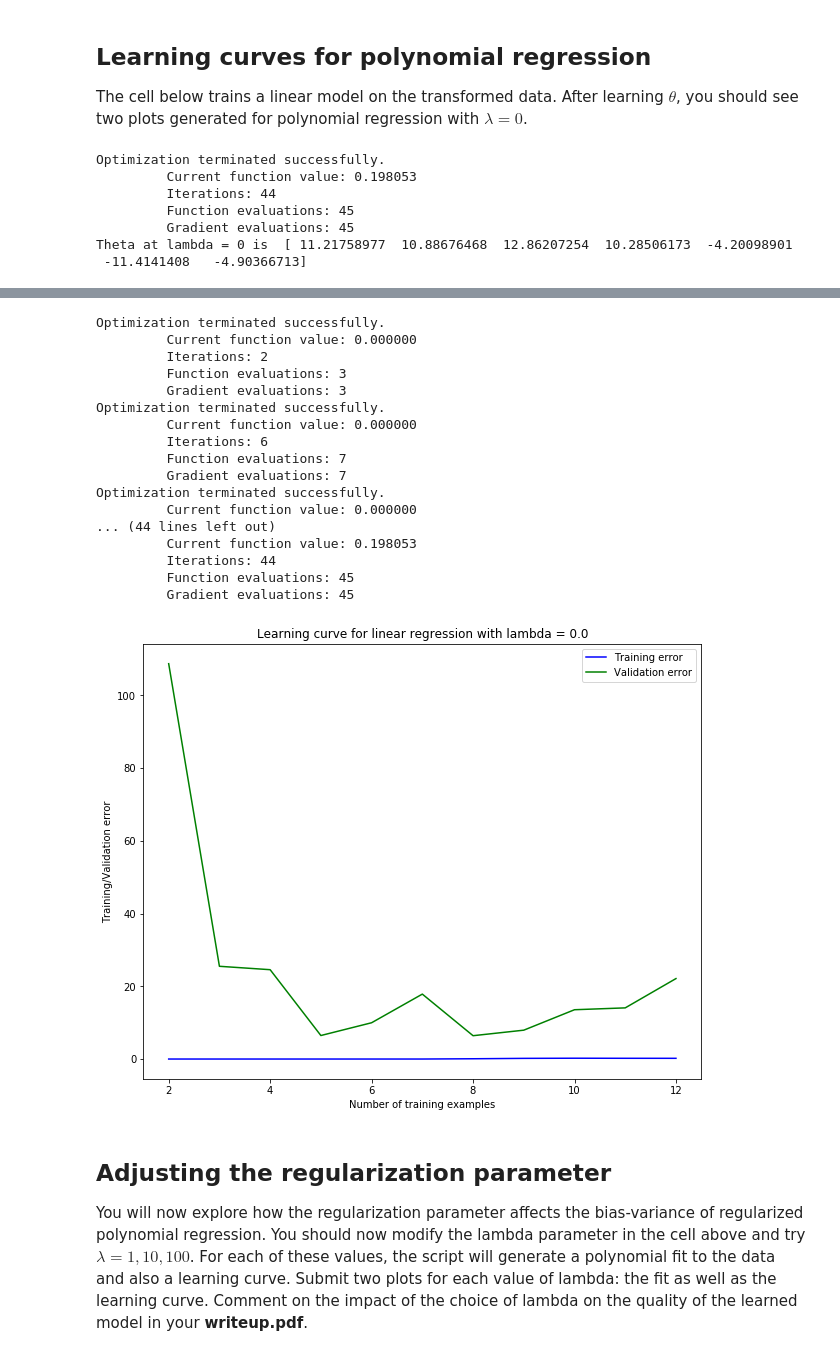
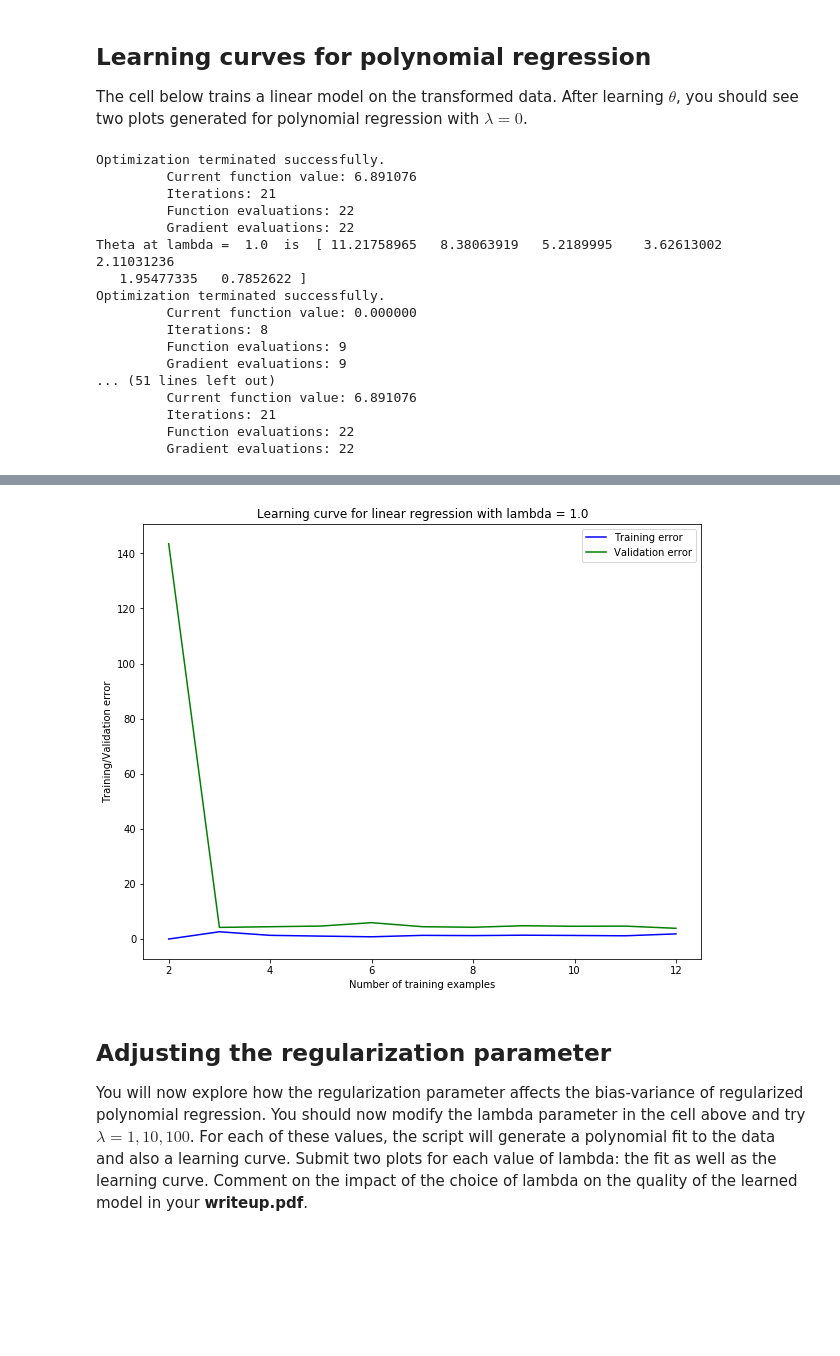
Before and after one commit to xystevensun/comp540, a Jupyter notebook: homework/hw1/part2/ex2.ipynb, the cells around one changed output, grey strips where cells are left out. Saved outputs shown, nothing was run; the diff lists cells and outputs as text; code cells hidden in the pictures; blank space fills up the shorter version.

```diff
--- a/homework/hw1/part2/ex2.ipynb
+++ b/homework/hw1/part2/ex2.ipynb
@@ -226,27 +228,39 @@ XX_poly_val = np.vstack([np.ones((X_poly_val.shape[0],)),X_poly_val.T]).T
 The cell below trains a linear model on the transformed data. After learning $\theta$, you should see two plots
 generated for polynomial regression with $\lambda= 0$.
 # %%
-reg = 0.0
+reg = 1.0
 reglinear_reg2 = RegularizedLinearReg_SquaredLoss()
 theta_opt1 = reglinear_reg1.train(XX_poly,y,reg=reg,num_iters=10000)
-print 'Theta at lambda = 0 is ', theta_opt1
+print 'Theta at lambda = ', reg, ' is ', theta_opt1
 
 
 # plot data and training fit for the 6th order polynomial
 
 plot_utils.plot_fit(X,y,np.min(X),np.max(X),mu,sigma,theta_opt1,p,'Change in water level (x)','Water flowing out of dam (y)','Polynomial Regression fit with lambda = 0 and polynomial features of degree = ' + str(p))
-plt.show()
+# plt.show()
+plt.savefig('./fig7_100.pdf', format='pdf')
 
 # plot learning curve for data (6th order polynomail basis function)
 
 error_train,error_val = utils.learning_curve(XX_poly,y,XX_poly_val,yval,reg)
 plot_utils.plot_learning_curve(error_train,error_val,reg)
-plt.show()
+# plt.show()
+plt.savefig('./fig8_100.pdf', format='pdf')
 # %% [output]
 Optimization terminated successfully.
-         Current function value: 0.198053
-         Iterations: 44
-         Function evaluations: 45
-         Gradient evaluations: 45
-Theta at lambda = 0 is  [ 11.21758977  10.88676468  12.86207254  10.28506173  -4.20098901
- -11.4141408   -4.90366713]
+         Current function value: 6.891076
+         Iterations: 21
+         Function evaluations: 22
+         Gradient evaluations: 22
+Theta at lambda =  1.0  is  [ 11.21758965   8.38063919   5.2189995    3.62613002   2.11031236
+   1.95477335   0.7852622 ]
+Optimization terminated successfully.
+         Current function value: 0.000000
+         Iterations: 8
+         Function evaluations: 9
+         Gradient evaluations: 9
+... (51 lines left out)
+         Current function value: 6.891076
+         Iterations: 21
+         Function evaluations: 22
+         Gradient evaluations: 22
@@ -254,21 +268,4 @@ Theta at lambda = 0 is  [ 11.21758977  10.88676468  12.86207254  10.28506173  -4
-Optimization terminated successfully.
-         Current function value: 0.000000
-         Iterations: 2
-         Function evaluations: 3
-         Gradient evaluations: 3
-Optimization terminated successfully.
-         Current function value: 0.000000
-         Iterations: 6
-         Function evaluations: 7
-         Gradient evaluations: 7
-Optimization terminated successfully.
-         Current function value: 0.000000
-... (44 lines left out)
-         Current function value: 0.198053
-         Iterations: 44
-         Function evaluations: 45
-         Gradient evaluations: 45
-[figure, old version]
+[figure, new version]
 # %% [markdown]
 ## Adjusting the regularization parameter
 You will now explore how the regularization parameter
```
Also changed, not shown: parts of 6 cells of this notebook, 2 other files.
